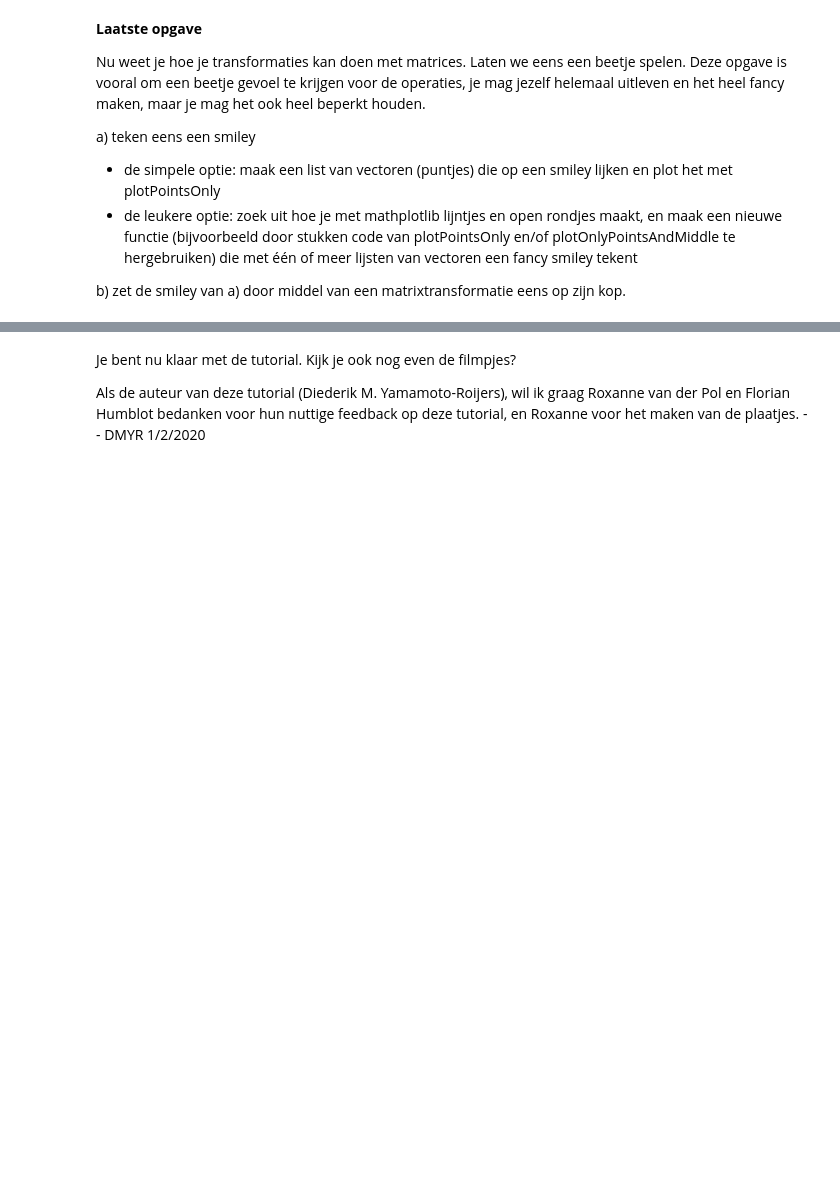
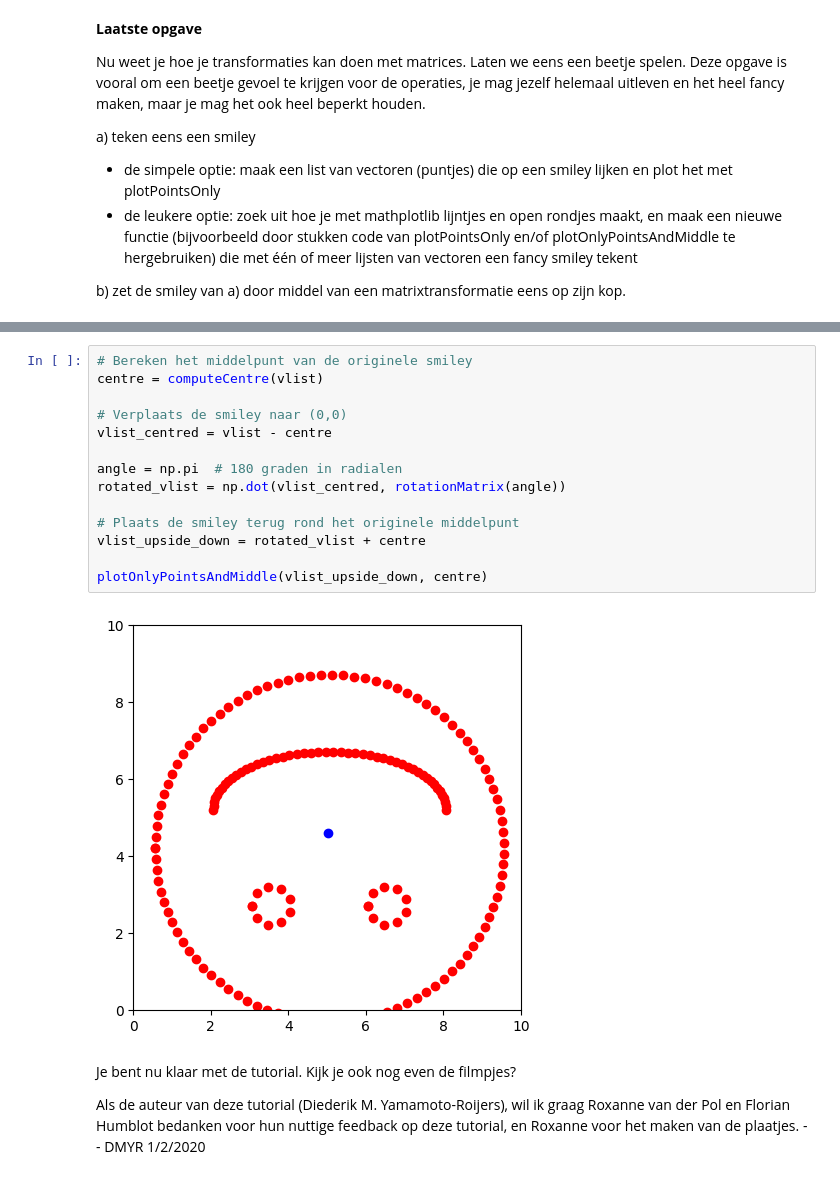
Before and after one commit to harmenvanderslik/vision, a Jupyter notebook: assigments/LinAlg Tutorial (2).ipynb, the cells around one changed output, grey strips where cells are left out. Saved outputs shown, nothing was run; the diff lists cells and outputs as text; blank space fills up the shorter version.

```diff
--- a/assigments/LinAlg Tutorial (2).ipynb
+++ b/assigments/LinAlg Tutorial (2).ipynb
@@ -507,3 +484,19 @@ plotOnlyPointsAndMiddle(final_points, middle)
+# %%
+# Bereken het middelpunt van de originele smiley
+centre = computeCentre(vlist)
+
+# Verplaats de smiley naar (0,0)
+vlist_centred = vlist - centre
+
+angle = np.pi  # 180 graden in radialen
+rotated_vlist = np.dot(vlist_centred, rotationMatrix(angle))
+
+# Plaats de smiley terug rond het originele middelpunt
+vlist_upside_down = rotated_vlist + centre
+
+plotOnlyPointsAndMiddle(vlist_upside_down, centre)
+# %% [output]
+[figure, added]
 # %% [markdown]
 Je bent nu klaar met de tutorial. Kijk je ook nog even de filmpjes?
 
```
Also changed, not shown: parts of 2 cells of this notebook.
